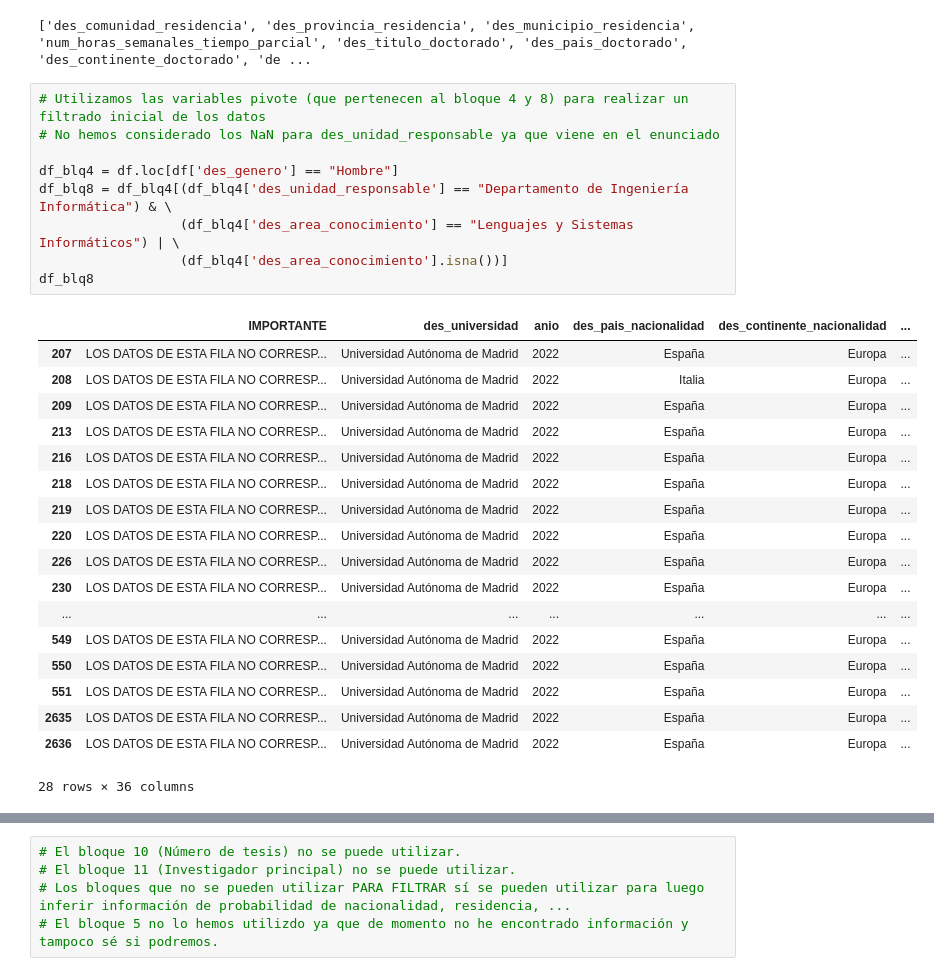
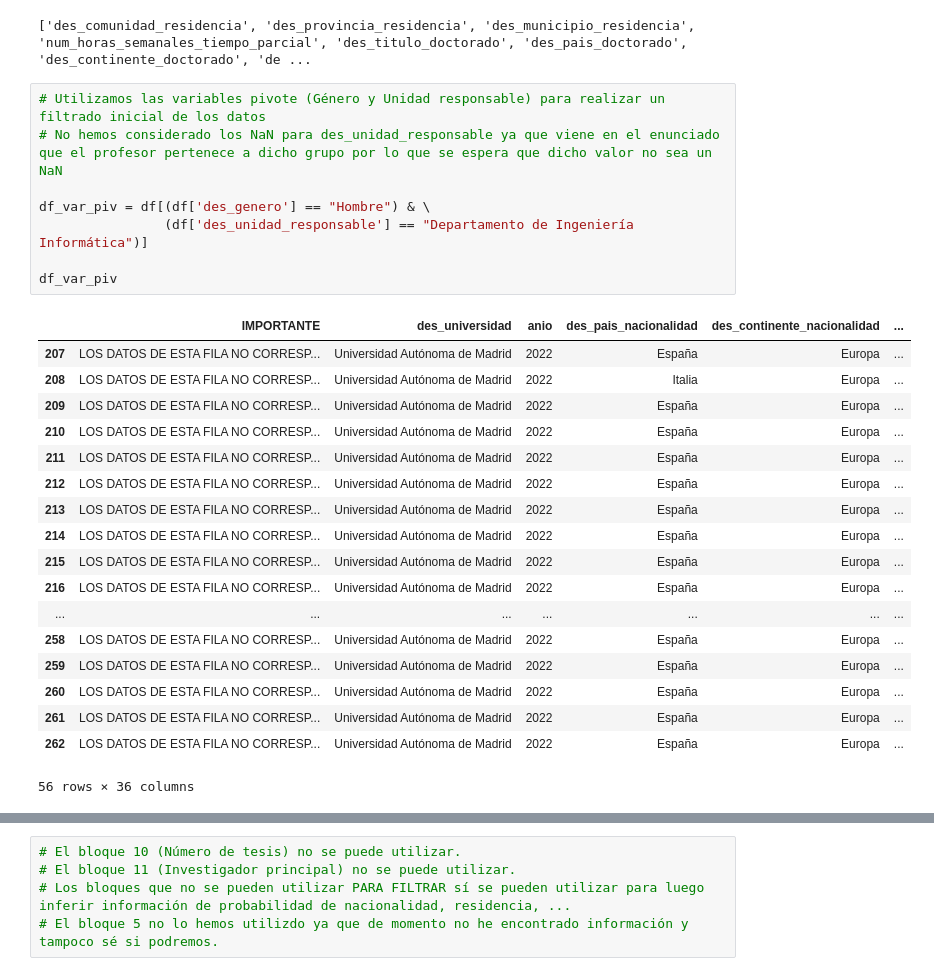
Before and after one commit to InigoMartinezCiriza/GD, a Jupyter notebook: prueba.ipynb, the cells around one changed output, grey strips where cells are left out. Cells and saved outputs as stored; diff of their text form.

```diff
--- a/prueba.ipynb
+++ b/prueba.ipynb
@@ -57,33 +56,32 @@ print(columnas_nan)
 # %% [output]
 ['des_comunidad_residencia', 'des_provincia_residencia', 'des_municipio_residencia', 'num_horas_semanales_tiempo_parcial', 'des_titulo_doctorado', 'des_pais_doctorado', 'des_continente_doctorado', 'de ...
 # %%
-# Utilizamos las variables pivote (que pertenecen al bloque 4 y 8) para realizar un filtrado inicial de los datos
-# No hemos considerado los NaN para des_unidad_responsable ya que viene en el enunciado
+# Utilizamos las variables pivote (Género y Unidad responsable) para realizar un filtrado inicial de los datos
+# No hemos considerado los NaN para des_unidad_responsable ya que viene en el enunciado que el profesor pertenece a dicho grupo por lo que se espera que dicho valor no sea un NaN
 
-df_blq4 = df.loc[df['des_genero'] == "Hombre"]
-df_blq8 = df_blq4[(df_blq4['des_unidad_responsable'] == "Departamento de Ingeniería Informática") & \
-                  (df_blq4['des_area_conocimiento'] == "Lenguajes y Sistemas Informáticos") | \
-                  (df_blq4['des_area_conocimiento'].isna())]
-df_blq8
+df_var_piv = df[(df['des_genero'] == "Hombre") & \
+                (df['des_unidad_responsable'] == "Departamento de Ingeniería Informática")]
+
+df_var_piv
 # %% [output]
 |  | IMPORTANTE | des_universidad | anio | des_pais_nacionalidad | des_continente_nacionalidad | ... |
 | 207 | LOS DATOS DE ESTA FILA NO CORRESP... | Universidad Autónoma de Madrid | 2022 | España | Europa | ... |
 | 208 | LOS DATOS DE ESTA FILA NO CORRESP... | Universidad Autónoma de Madrid | 2022 | Italia | Europa | ... |
 | 209 | LOS DATOS DE ESTA FILA NO CORRESP... | Universidad Autónoma de Madrid | 2022 | España | Europa | ... |
+| 210 | LOS DATOS DE ESTA FILA NO CORRESP... | Universidad Autónoma de Madrid | 2022 | España | Europa | ... |
+| 211 | LOS DATOS DE ESTA FILA NO CORRESP... | Universidad Autónoma de Madrid | 2022 | España | Europa | ... |
+| 212 | LOS DATOS DE ESTA FILA NO CORRESP... | Universidad Autónoma de Madrid | 2022 | España | Europa | ... |
 | 213 | LOS DATOS DE ESTA FILA NO CORRESP... | Universidad Autónoma de Madrid | 2022 | España | Europa | ... |
+| 214 | LOS DATOS DE ESTA FILA NO CORRESP... | Universidad Autónoma de Madrid | 2022 | España | Europa | ... |
+| 215 | LOS DATOS DE ESTA FILA NO CORRESP... | Universidad Autónoma de Madrid | 2022 | España | Europa | ... |
 | 216 | LOS DATOS DE ESTA FILA NO CORRESP... | Universidad Autónoma de Madrid | 2022 | España | Europa | ... |
-| 218 | LOS DATOS DE ESTA FILA NO CORRESP... | Universidad Autónoma de Madrid | 2022 | España | Europa | ... |
-| 219 | LOS DATOS DE ESTA FILA NO CORRESP... | Universidad Autónoma de Madrid | 2022 | España | Europa | ... |
-| 220 | LOS DATOS DE ESTA FILA NO CORRESP... | Universidad Autónoma de Madrid | 2022 | España | Europa | ... |
-| 226 | LOS DATOS DE ESTA FILA NO CORRESP... | Universidad Autónoma de Madrid | 2022 | España | Europa | ... |
-| 230 | LOS DATOS DE ESTA FILA NO CORRESP... | Universidad Autónoma de Madrid | 2022 | España | Europa | ... |
 | ... | ... | ... | ... | ... | ... | ... |
-| 549 | LOS DATOS DE ESTA FILA NO CORRESP... | Universidad Autónoma de Madrid | 2022 | España | Europa | ... |
-| 550 | LOS DATOS DE ESTA FILA NO CORRESP... | Universidad Autónoma de Madrid | 2022 | España | Europa | ... |
-| 551 | LOS DATOS DE ESTA FILA NO CORRESP... | Universidad Autónoma de Madrid | 2022 | España | Europa | ... |
-| 2635 | LOS DATOS DE ESTA FILA NO CORRESP... | Universidad Autónoma de Madrid | 2022 | España | Europa | ... |
-| 2636 | LOS DATOS DE ESTA FILA NO CORRESP... | Universidad Autónoma de Madrid | 2022 | España | Europa | ... |
+| 258 | LOS DATOS DE ESTA FILA NO CORRESP... | Universidad Autónoma de Madrid | 2022 | España | Europa | ... |
+| 259 | LOS DATOS DE ESTA FILA NO CORRESP... | Universidad Autónoma de Madrid | 2022 | España | Europa | ... |
+| 260 | LOS DATOS DE ESTA FILA NO CORRESP... | Universidad Autónoma de Madrid | 2022 | España | Europa | ... |
+| 261 | LOS DATOS DE ESTA FILA NO CORRESP... | Universidad Autónoma de Madrid | 2022 | España | Europa | ... |
+| 262 | LOS DATOS DE ESTA FILA NO CORRESP... | Universidad Autónoma de Madrid | 2022 | España | Europa | ... |
-28 rows × 36 columns
+56 rows × 36 columns
 # %%
 # El bloque 1 (Universidad y año del conjunto de datos) no nos aporta información relevante.
 # El bloque 2 (Nacionalidad) tampoco nos aporta información relevante.
```
Also changed, not shown: parts of 4 cells of this notebook.
